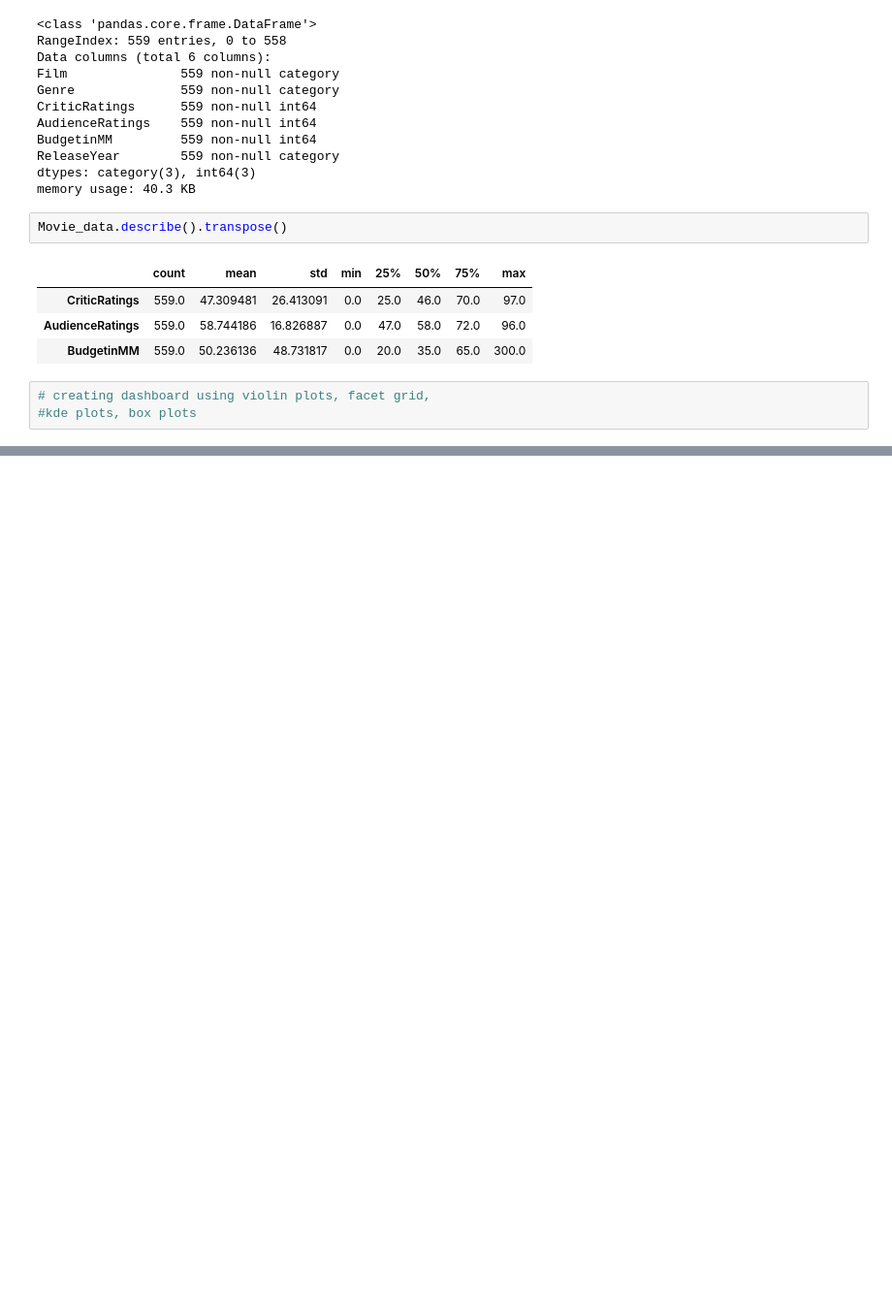
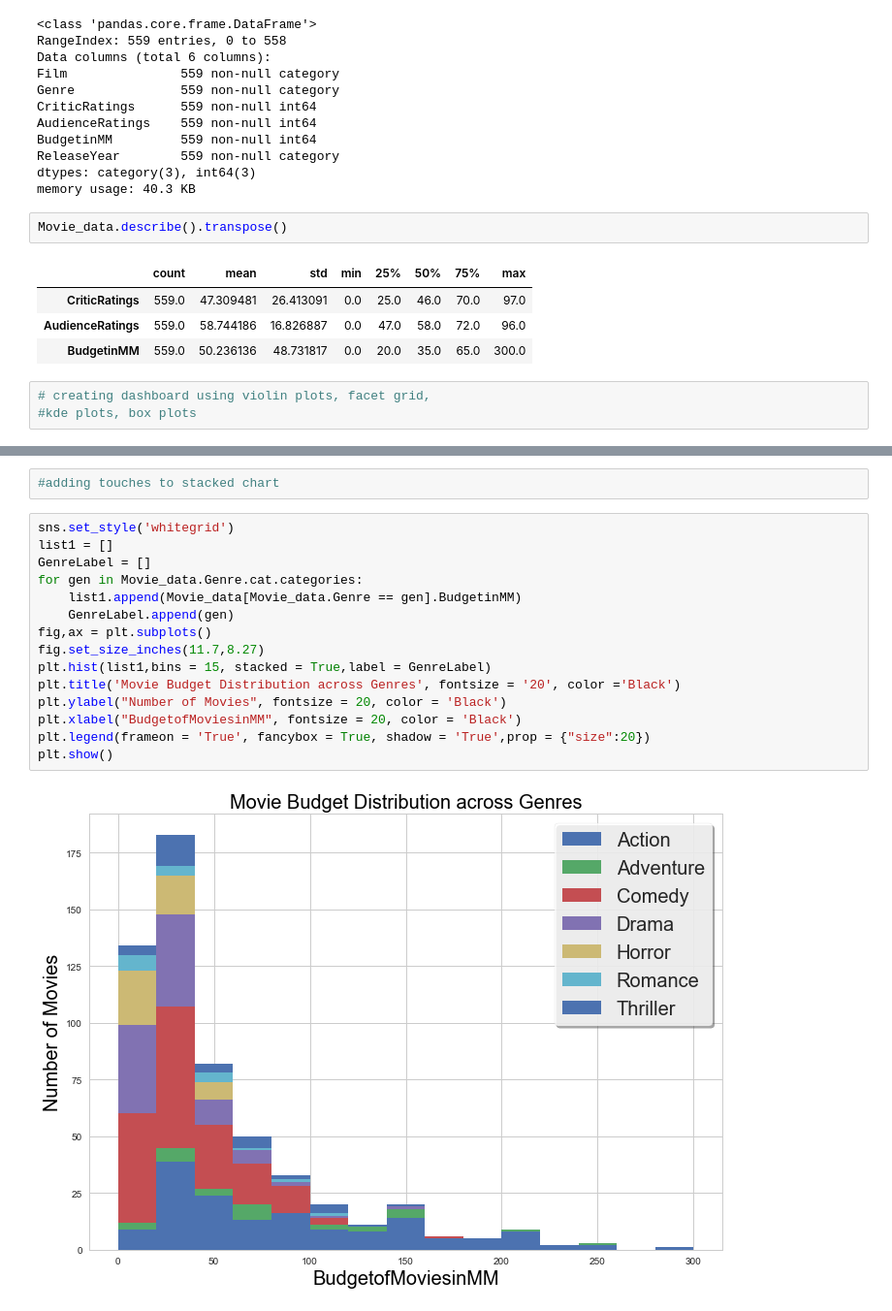
Before and after one commit to sadhana-lenkala/Visualization, a Jupyter notebook: Dashboard using seaborn plots and plt plots.ipynb, the cells around one changed output, grey strips where cells are left out. Shown: that part at 97% size. Drawn from its saved outputs; the diff is of its cells as text; blank space fills up the shorter version.

```diff
--- a/Dashboard using seaborn plots and plt plots.ipynb
+++ b/Dashboard using seaborn plots and plt plots.ipynb
@@ -89,0 +103,19 @@ b = sns.boxplot(y='AudienceRatings', x= 'Genre', hue=None, data=Movie_data, ax =
+# %%
+#adding touches to stacked chart
+# %%
+sns.set_style('whitegrid')
+list1 = []
+GenreLabel = []
+for gen in Movie_data.Genre.cat.categories:
+    list1.append(Movie_data[Movie_data.Genre == gen].BudgetinMM)
+    GenreLabel.append(gen)
+fig,ax = plt.subplots()
+fig.set_size_inches(11.7,8.27)
+plt.hist(list1,bins = 15, stacked = True,label = GenreLabel)
+plt.title('Movie Budget Distribution across Genres', fontsize = '20', color ='Black')
+plt.ylabel("Number of Movies", fontsize = 20, color = 'Black')
+plt.xlabel("BudgetofMoviesinMM", fontsize = 20, color = 'Black')
+plt.legend(frameon = 'True', fancybox = True, shadow = 'True',prop = {"size":20})
+plt.show()
+# %% [output]
+[figure, added]
```
Also changed, not shown: parts of 2 cells of this notebook.
